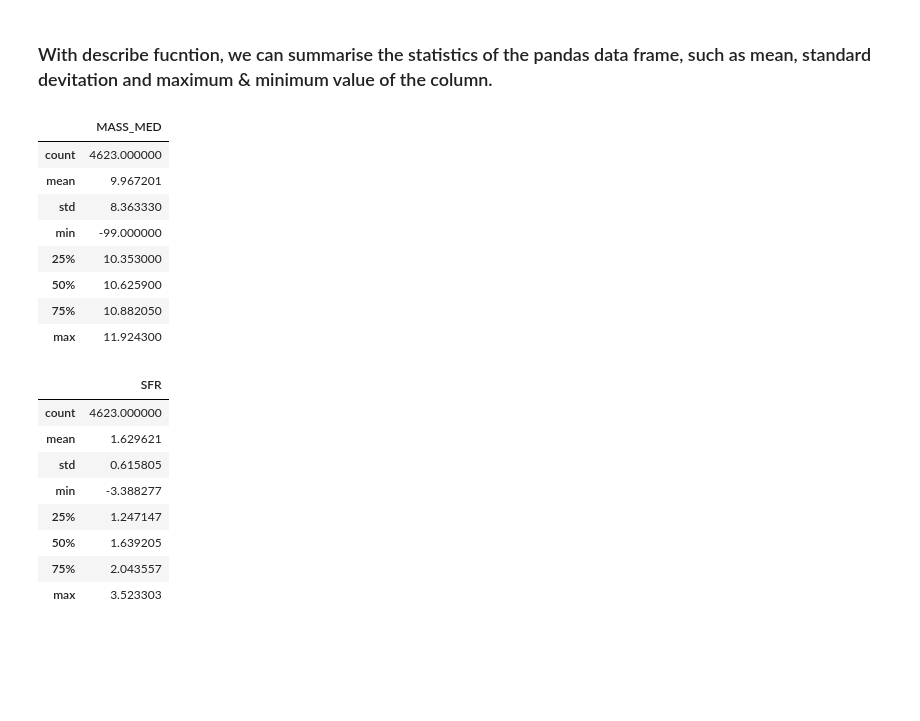
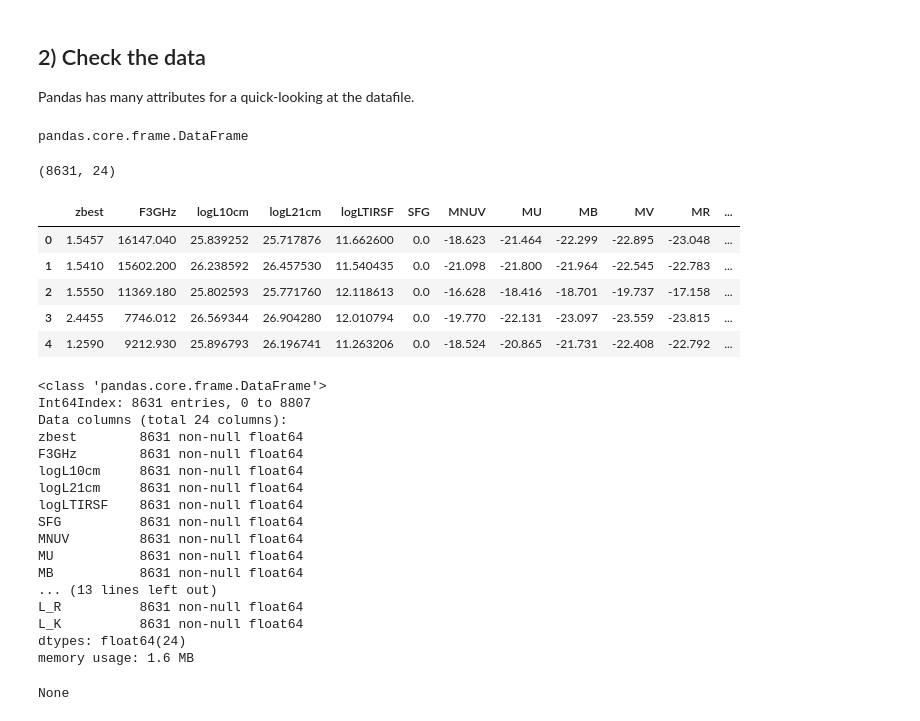
Before and after one commit to malma-flieth/PlasmaSS19atNagoya, a Jupyter notebook: MCMCForSummerSchool.ipynb, the cells around one changed output. Drawn from its saved outputs; the diff is of its cells as text; code cells hidden in the pictures; blank space fills up the shorter version.

```diff
--- a/MCMCForSummerSchool.ipynb
+++ b/MCMCForSummerSchool.ipynb
@@ -14,25 +35,46 @@ df_COSMOS = pd.read_csv('PythonLectureAtEASW19.csv', index_col=0)
 pd.set_option('display.max_columns', len(df_COSMOS.columns), 'display.max_info_columns', len(df_COSMOS.columns))
-# %% [markdown]
-### With describe fucntion, we can summarise the statistics of the pandas data frame, such as mean, standard devitation and maximum & minimum value of the column.
-# %%
-display(df_SFG[['MASS_MED']].describe())
-display(np.log10(df_SFG[["SFR"]]).describe())
-# %% [output]
-|  | MASS_MED |
-| count | 4623.000000 |
-| mean | 9.967201 |
-| std | 8.363330 |
-| min | -99.000000 |
-| 25% | 10.353000 |
-| 50% | 10.625900 |
-| 75% | 10.882050 |
-| max | 11.924300 |
-|  | SFR |
-| count | 4623.000000 |
-| mean | 1.629621 |
-| std | 0.615805 |
-| min | -3.388277 |
-| 25% | 1.247147 |
-| 50% | 1.639205 |
-| 75% | 2.043557 |
-| max | 3.523303 |
+# %% [markdown]
+## 2) Check the data
+Pandas has many attributes for a quick-looking at the datafile.
+# %%
+# Show the datatype of "df_COSMOS" -> this data is called "pandas dataframe"
+display(type(df_COSMOS))
+# %% [output]
+pandas.core.frame.DataFrame
+# %%
+# Show the shape of "df_COSMOS" -> (# of rows, # of columns)
+display(df_COSMOS.shape)
+# %% [output]
+(8631, 24)
+# %%
+# Show the first n (default : n=5) rows
+display(df_COSMOS.head())
+# %% [output]
+|  | zbest | F3GHz | logL10cm | logL21cm | logLTIRSF | SFG | MNUV | MU | MB | MV | MR | ... |
+| 0 | 1.5457 | 16147.040 | 25.839252 | 25.717876 | 11.662600 | 0.0 | -18.623 | -21.464 | -22.299 | -22.895 | -23.048 | ... |
+| 1 | 1.5410 | 15602.200 | 26.238592 | 26.457530 | 11.540435 | 0.0 | -21.098 | -21.800 | -21.964 | -22.545 | -22.783 | ... |
+| 2 | 1.5550 | 11369.180 | 25.802593 | 25.771760 | 12.118613 | 0.0 | -16.628 | -18.416 | -18.701 | -19.737 | -17.158 | ... |
+| 3 | 2.4455 | 7746.012 | 26.569344 | 26.904280 | 12.010794 | 0.0 | -19.770 | -22.131 | -23.097 | -23.559 | -23.815 | ... |
+| 4 | 1.2590 | 9212.930 | 25.896793 | 26.196741 | 11.263206 | 0.0 | -18.524 | -20.865 | -21.731 | -22.408 | -22.792 | ... |
+# %%
+# Show information of pandas dataframe (e.g. the number of non-null values)
+display(df_COSMOS.info())
+# %% [output]
+<class 'pandas.core.frame.DataFrame'>
+Int64Index: 8631 entries, 0 to 8807
+Data columns (total 24 columns):
+zbest        8631 non-null float64
+F3GHz        8631 non-null float64
+logL10cm     8631 non-null float64
+logL21cm     8631 non-null float64
+logLTIRSF    8631 non-null float64
+SFG          8631 non-null float64
+MNUV         8631 non-null float64
+MU           8631 non-null float64
+MB           8631 non-null float64
+... (13 lines left out)
+L_R          8631 non-null float64
+L_K          8631 non-null float64
+dtypes: float64(24)
+memory usage: 1.6 MB
+None
```
Also changed, not shown: parts of 29 cells of this notebook, 1 other file.
